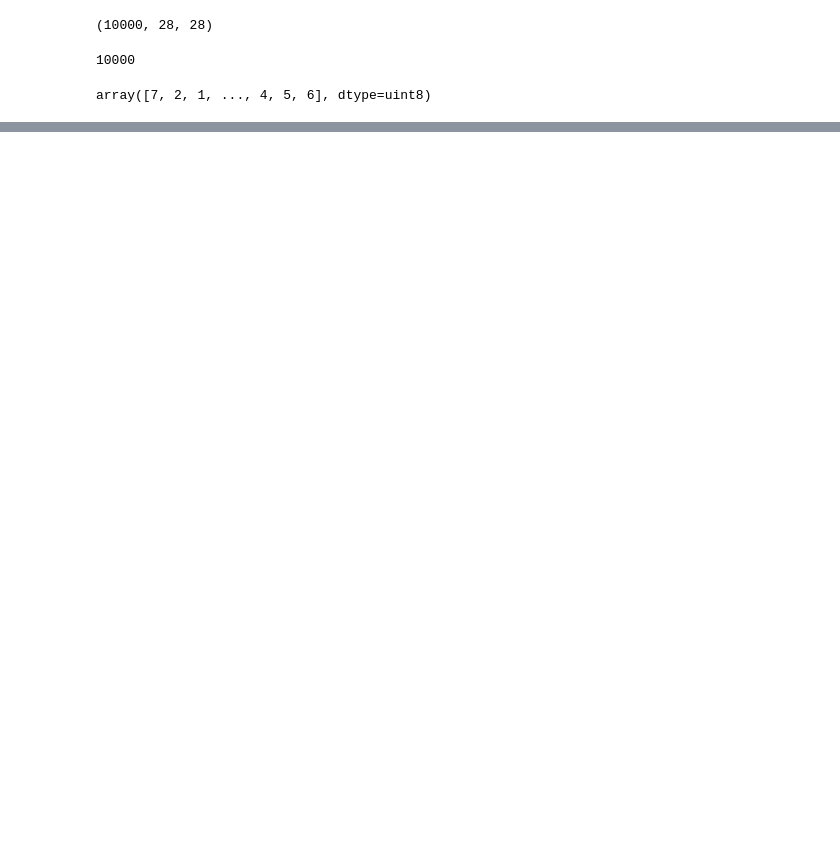
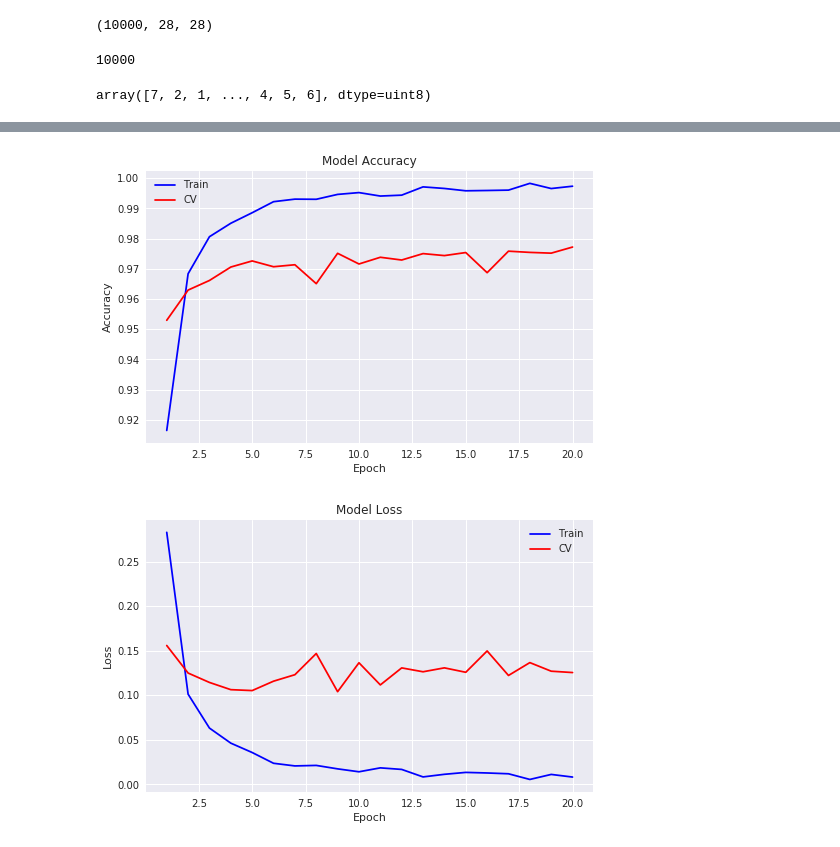
Before and after one commit to sradheya99/DeepLearning-Algorithms, a Jupyter notebook: 1.Multi-Layer-Perceptron/Simple_MLPs.ipynb, the cells around one changed output, grey strips where cells are left out. Cells and saved outputs as stored; diff of their text form; code cells hidden in the pictures; blank space fills up the shorter version.

```diff
--- a/1.Multi-Layer-Perceptron/Simple_MLPs.ipynb
+++ b/1.Multi-Layer-Perceptron/Simple_MLPs.ipynb
@@ -75,0 +215,5 @@ Epoch 5/5
+# %%
+mlp_builder(3)
+# %% [output]
+[figure, added]
+[figure, added]
```
Also changed, not shown: parts of 28 cells of this notebook.
